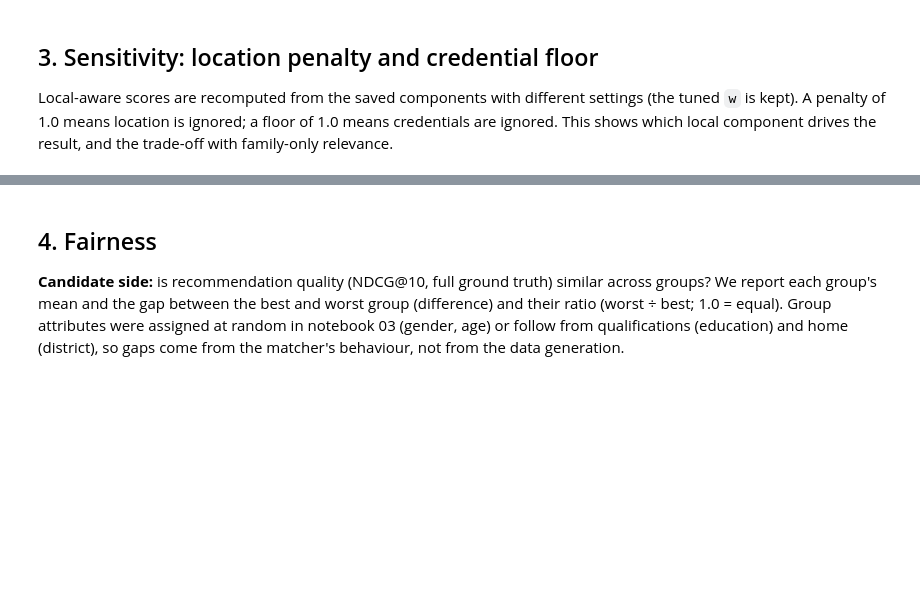
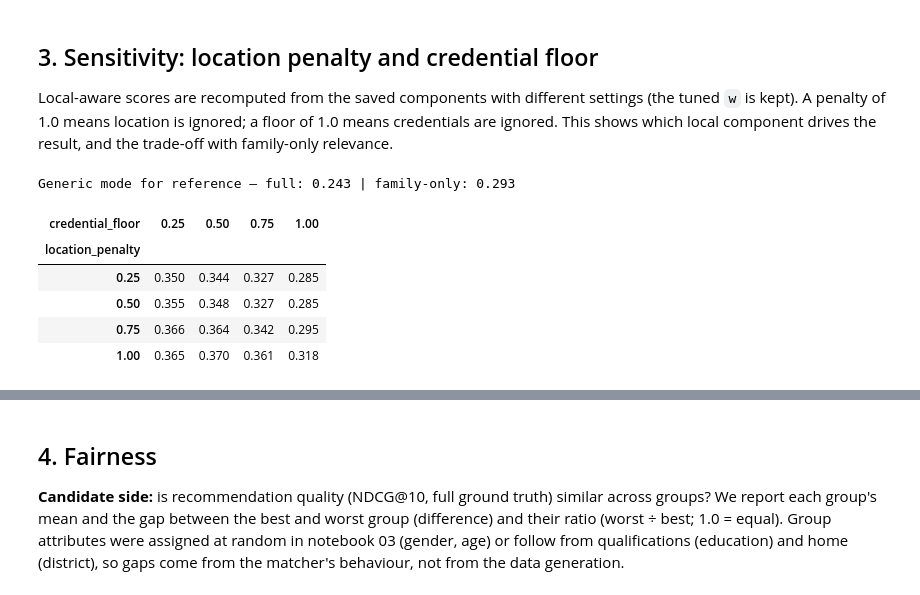
Before and after one commit to TseboSenpai/ai-job-matching-skills-za, a Jupyter notebook: notebooks/05_evaluation.ipynb, the cells around one changed output, grey strips where cells are left out. Saved outputs shown, nothing was run; the diff lists cells and outputs as text; code cells hidden in the pictures; blank space fills up the shorter version.

```diff
--- a/notebooks/05_evaluation.ipynb
+++ b/notebooks/05_evaluation.ipynb
@@ -106,17 +129,25 @@ Local-aware scores are recomputed from the saved components with different setti
 # %%
 w = cfg["best_w"]["local"]
 base = w * z["semantic"] + (1 - w) * z["overlap_local"]
-rows = []m b
+rows = []
 for pen in [0.25, 0.5, 0.75, 1.0]:
     for floor in [0.25, 0.5, 0.75, 1.0]:
         S = base * (floor + (1 - floor) * z["credential_fit"]) * np.where(z["reachable"], 1.0, pen)
         rows.append({"location_penalty": pen, "credential_floor": floor,
                      "NDCG@10 full": per_candidate(S, REL, TEST)["NDCG@10"].mean(),
                      "NDCG@10 family-only": per_candidate(S, REL_OCC, TEST, 1)["NDCG@10"].mean()})
 sens = pd.DataFrame(rows)
 sens.to_csv(RES / "05_sensitivity.csv", index=False)
 print("Generic mode for reference – full:", round(pc["generic"]["NDCG@10"].mean(), 3),
       "| family-only:", round(pc_occ["generic"]["NDCG@10"].mean(), 3))
 sens.pivot(index="location_penalty", columns="credential_floor", values="NDCG@10 full").round(3)
+# %% [output]
+Generic mode for reference – full: 0.243 | family-only: 0.293
+| credential_floor | 0.25 | 0.50 | 0.75 | 1.00 |
+| location_penalty |  |  |  |  |
+| 0.25 | 0.350 | 0.344 | 0.327 | 0.285 |
+| 0.50 | 0.355 | 0.348 | 0.327 | 0.285 |
+| 0.75 | 0.366 | 0.364 | 0.342 | 0.295 |
+| 1.00 | 0.365 | 0.370 | 0.361 | 0.318 |
 # %%
 sens.pivot(index="location_penalty", columns="credential_floor", values="NDCG@10 family-only").round(3)
```
Also changed, not shown: parts of 16 cells of this notebook, 5 other files.
